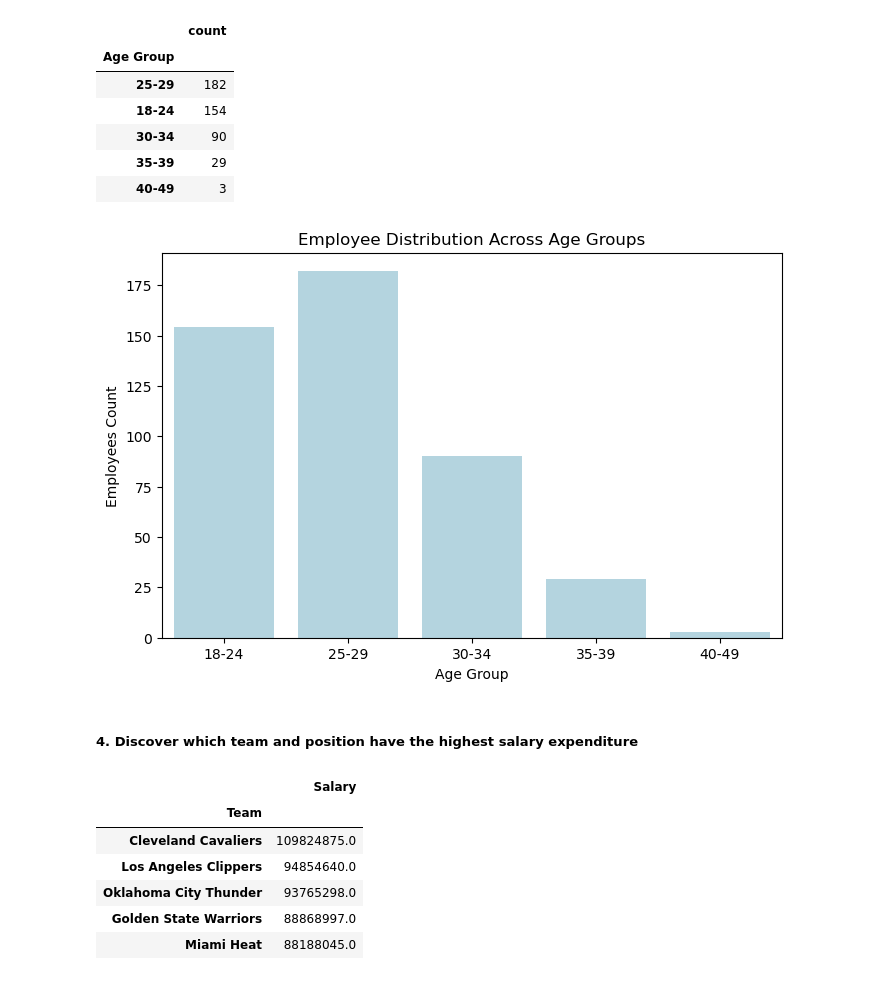
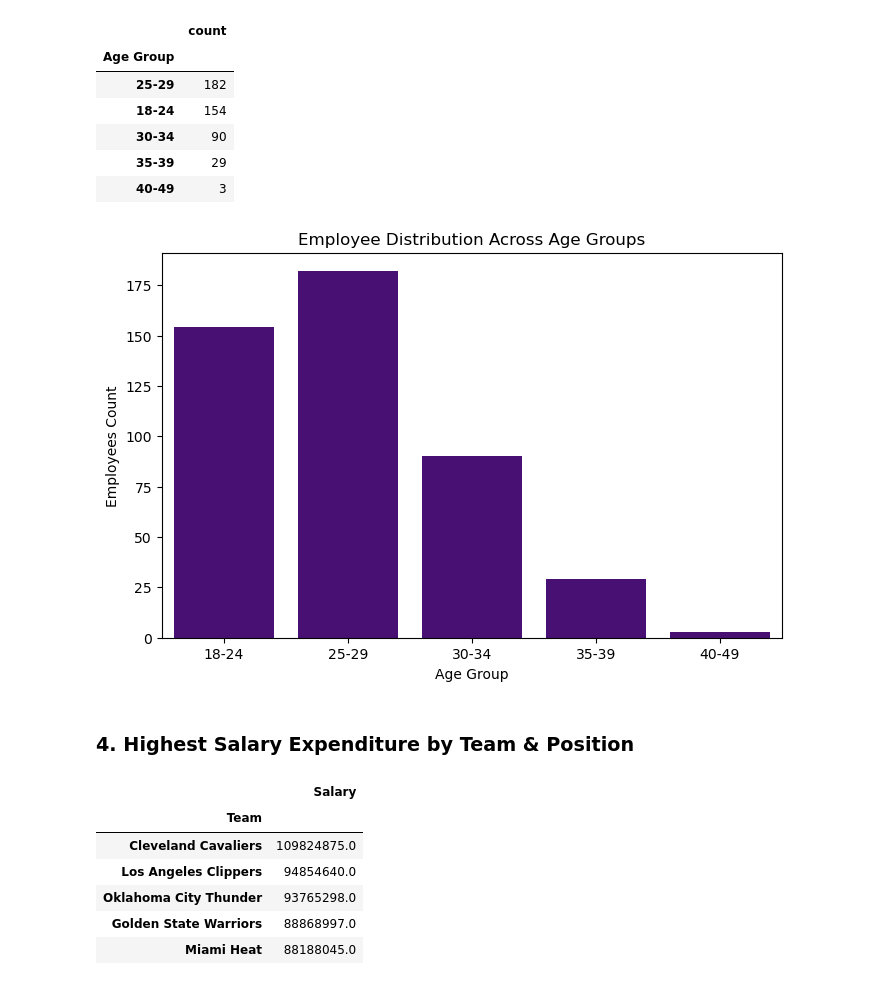
Before and after one commit to jumishafeeq/Python_Project, a Jupyter notebook: Python-Project.ipynb, the cells around one changed output. Cells and saved outputs as stored; diff of their text form; code cells hidden in the pictures.

```diff
--- a/Python-Project.ipynb
+++ b/Python-Project.ipynb
@@ -230,16 +229,16 @@ pd.DataFrame(age_group_counts)
 # %%
 #Visualization
 
 plt.figure(figsize=(8, 5))
-sns.countplot(data=data, x='Age Group', color='lightblue')
+sns.countplot(data=data, x='Age Group', color='indigo')
 plt.xlabel("Age Group")
 plt.ylabel("Employees Count")
 plt.title("Employee Distribution Across Age Groups")
 plt.show()
 # %% [output]
-[figure, old version]
+[figure, new version]
 # %% [markdown]
-##### 4. Discover which team and position have the highest salary expenditure
+### 4. Highest Salary Expenditure by Team & Position
 # %%
 #Team salary expenditure
 
```
Also changed, not shown: parts of 23 cells of this notebook.
